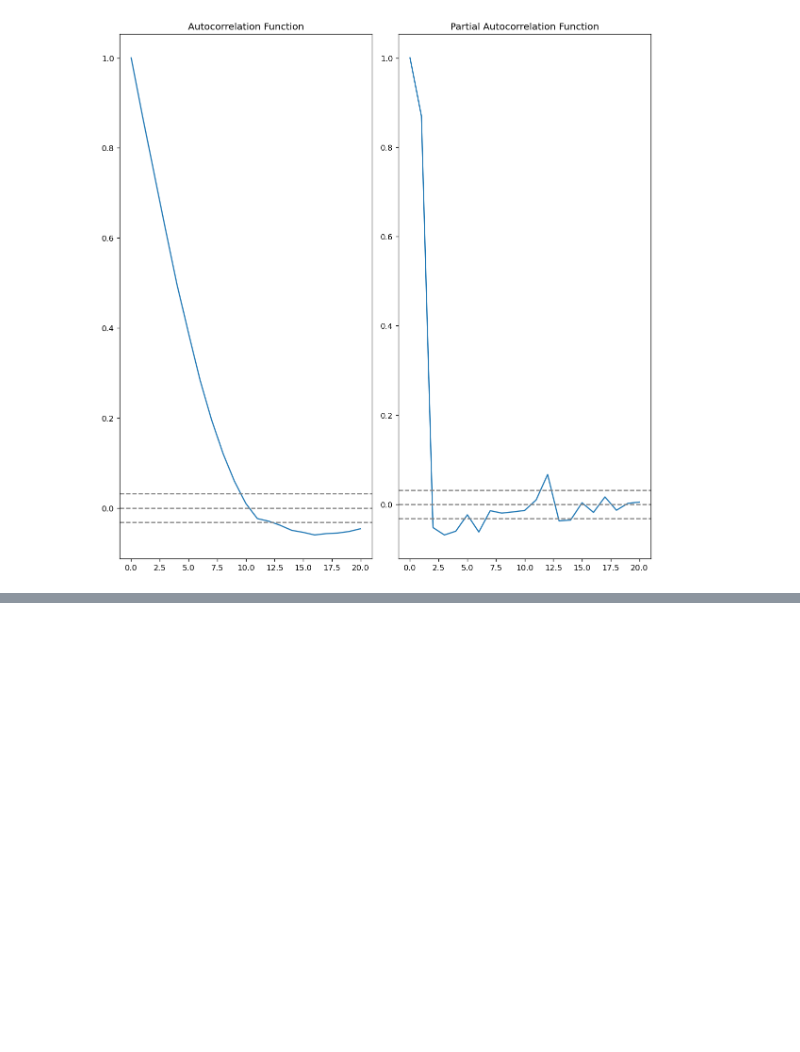
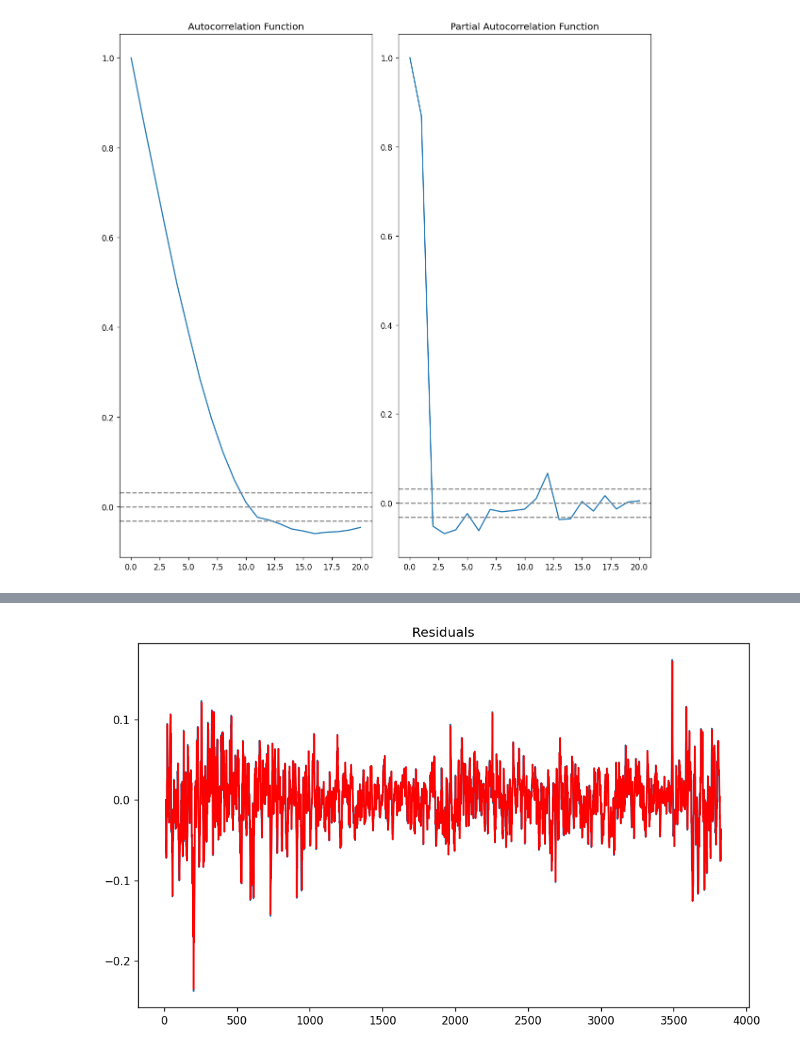
Before and after one commit to bilge-akar/zinc-prices, a Jupyter notebook: zinc_ipynb.ipynb, the cells around one changed output, grey strips where cells are left out. Drawn from its saved outputs; the diff is of its cells as text; code cells hidden in the pictures; blank space fills up the shorter version.

```diff
--- a/zinc_ipynb.ipynb
+++ b/zinc_ipynb.ipynb
@@ -258 +258,18 @@ plot_pacf(df_log_diff['Zinc'].tolist(), lags=50, ax=axes[1])
 [figure]
+# %%
+#ARIMA
+
+from statsmodels.tsa.arima.model import ARIMA
+
+# Fit the ARIMA model
+model = ARIMA(df_log_diff, order=(2, 1, 3))
+results = model.fit()
+# %%
+# Plot the fitted values
+plt.figure(figsize=(10, 6))
+plt.plot(df_log_diff)
+plt.plot(results.fittedvalues, color='red')
+plt.title('Residuals')
+plt.show()
+# %% [output]
+[figure, added]
```
Also changed, not shown: parts of 11 cells of this notebook, 1 other file.
